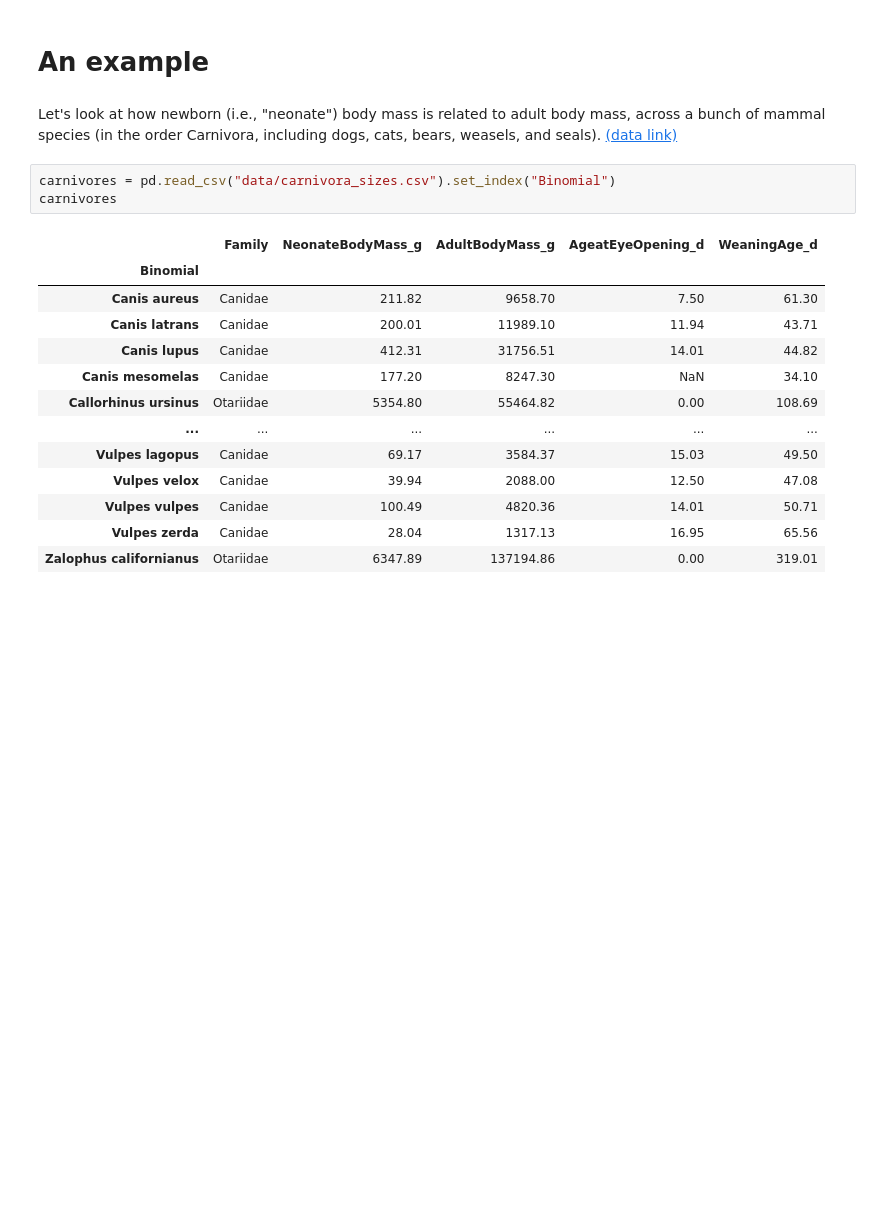
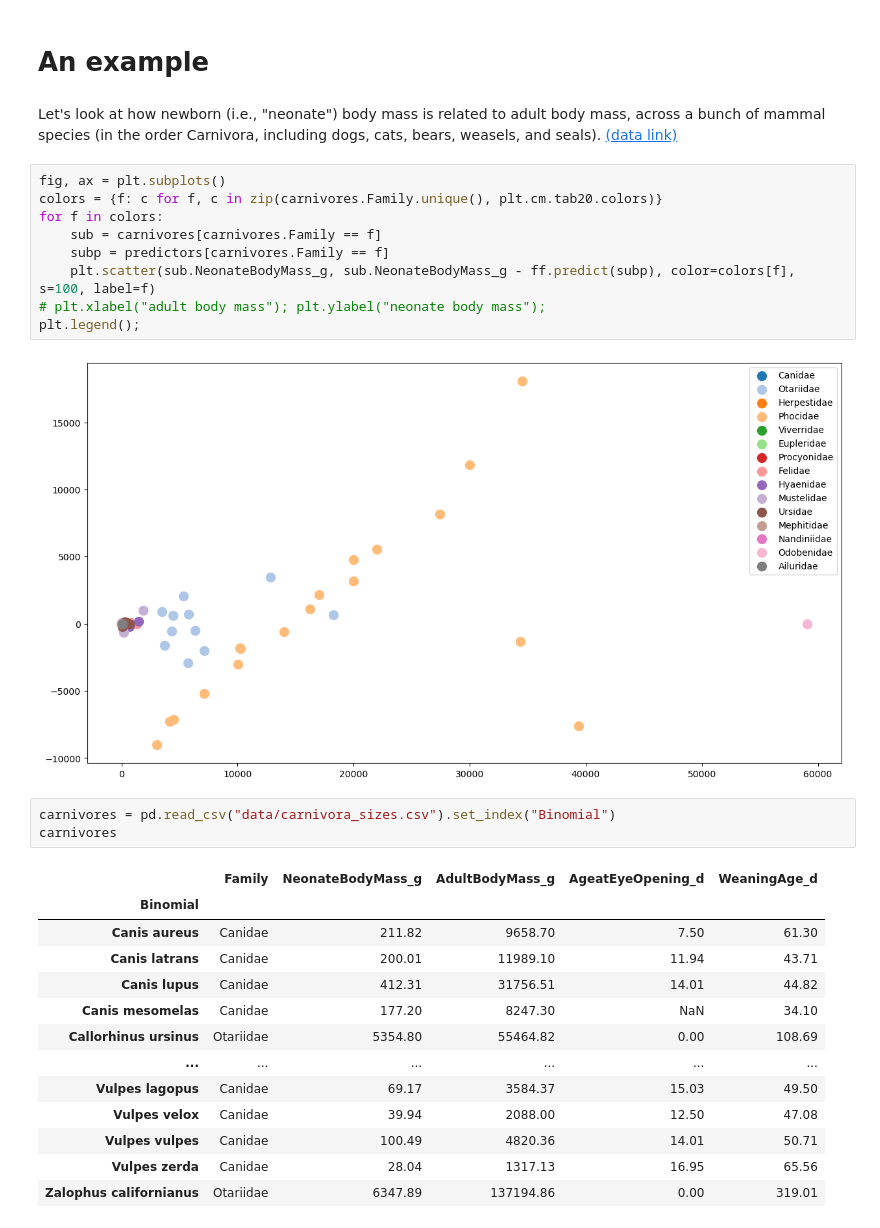
Before and after one commit to UOdsci/dsci345, a Jupyter notebook: class_material/slides/Transformations_and_diagnostics.ipynb, the cells around one changed output. Drawn from its saved outputs; the diff is of its cells as text; blank space fills up the shorter version.

```diff
--- a/class_material/slides/Transformations_and_diagnostics.ipynb
+++ b/class_material/slides/Transformations_and_diagnostics.ipynb
@@ -23,6 +23,17 @@ Let's look at how newborn (i.e., "neonate") body mass
 is related to adult body mass,
 across a bunch of mammal species
 (in the order Carnivora, including dogs, cats, bears, weasels, and seals). [(data link)](https://github.com/UOdsci/dsci345/blob/main/class_material/slides/data/carnivora_sizes.csv)
+# %%
+fig, ax = plt.subplots()
+colors = {f: c for f, c in zip(carnivores.Family.unique(), plt.cm.tab20.colors)}
+for f in colors:
+    sub = carnivores[carnivores.Family == f]
+    subp = predictors[carnivores.Family == f]
+    plt.scatter(sub.NeonateBodyMass_g, sub.NeonateBodyMass_g - ff.predict(subp), color=colors[f], s=100, label=f)
+# plt.xlabel("adult body mass"); plt.ylabel("neonate body mass");
+plt.legend();
+# %% [output]
+[figure, added]
 # %%
 carnivores = pd.read_csv("data/carnivora_sizes.csv").set_index("Binomial")
 carnivores
```
Also changed, not shown: 7 other files.
